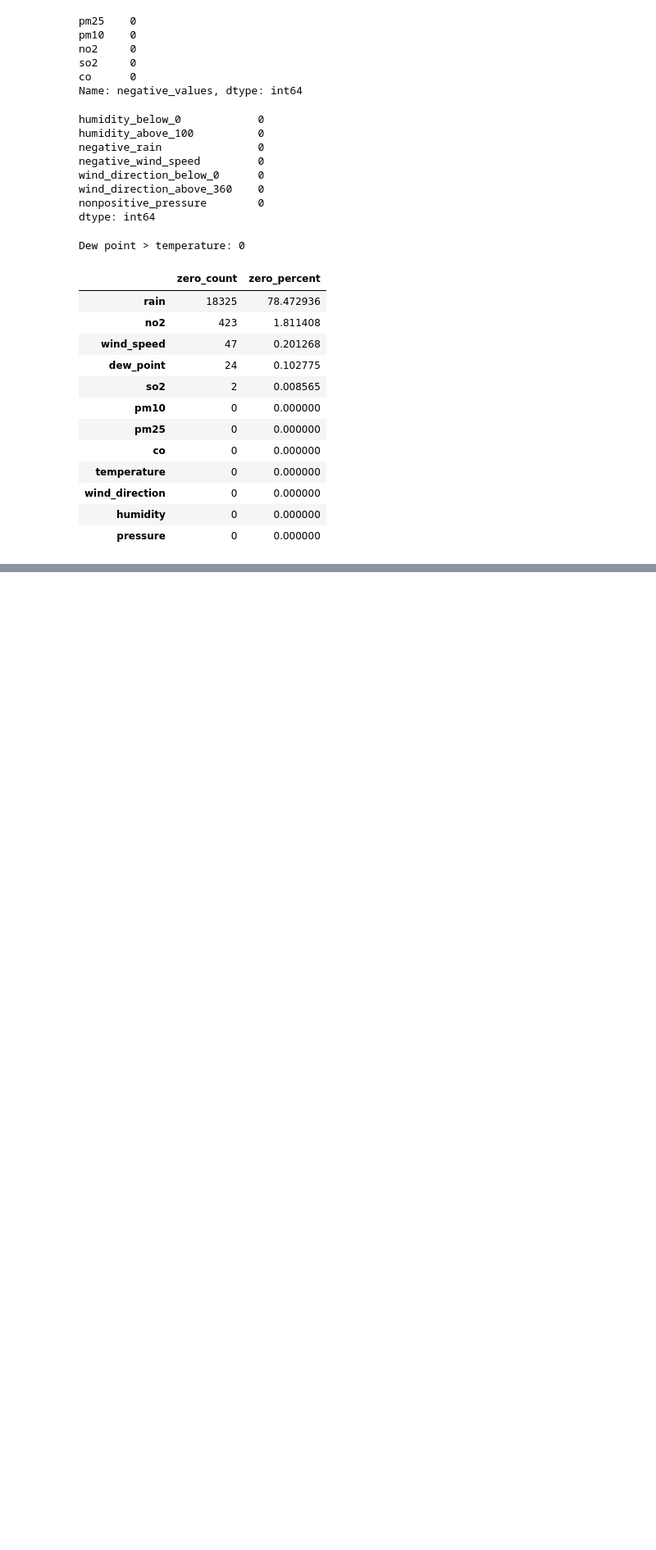
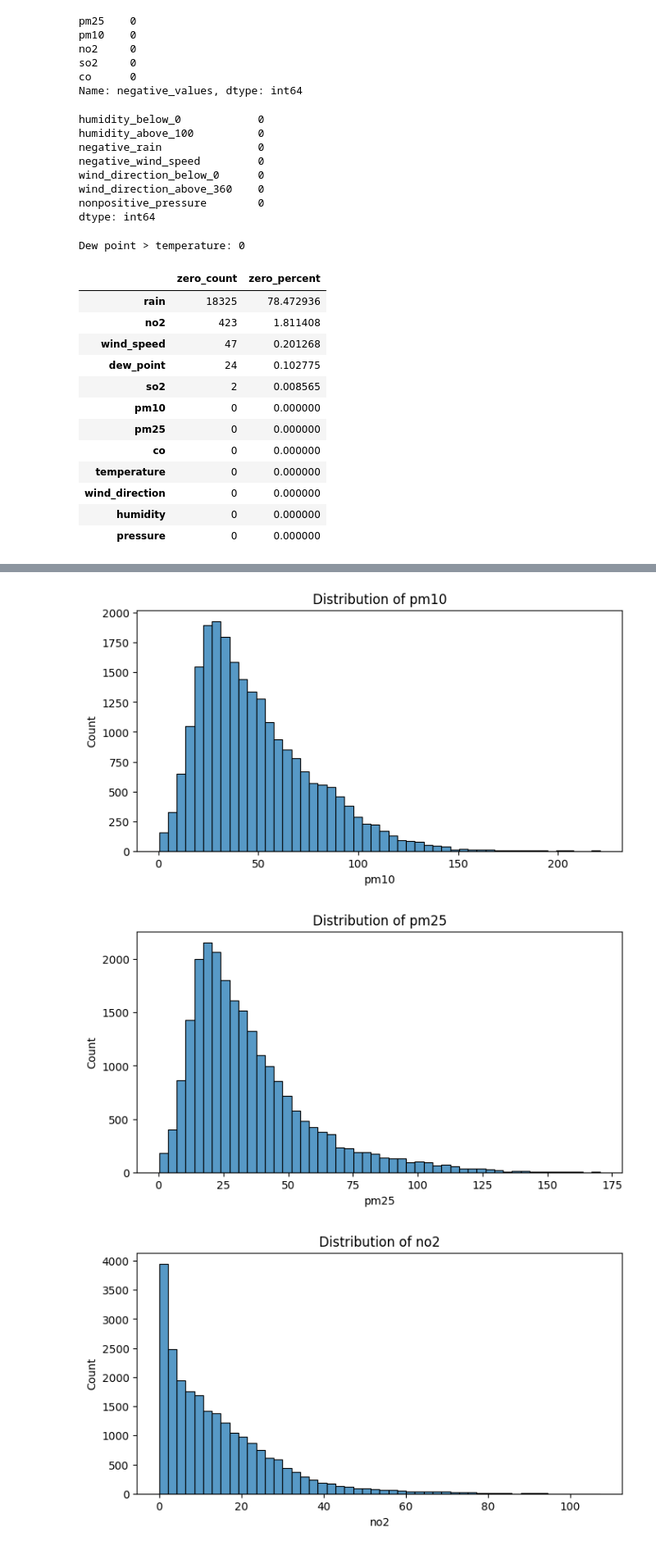
Before and after one commit to rubeshnpl13/Kathmandu-Air-Quality-Intelligence, a Jupyter notebook: notebooks/02_data_quality_cleaning.ipynb, the cells around one changed output, grey strips where cells are left out. Shown at 82% size. Cells and saved outputs as stored; diff of their text form; code cells hidden in the pictures; blank space fills up the shorter version.

```diff
--- a/notebooks/02_data_quality_cleaning.ipynb
+++ b/notebooks/02_data_quality_cleaning.ipynb
@@ -292,0 +319,21 @@ zero_counts.sort_values(
+# %%
+#distributions
+for column in df.columns:
+
+    plt.figure(figsize=(8, 4))
+
+    sns.histplot(
+        data=df,
+        x=column,
+        bins=50
+    )
+
+    plt.title(
+        f'Distribution of {column}'
+    )
+
+    plt.show()
+# %% [output]
+[figure, added]
+[figure, added]
+[figure, added]
```
Also changed, not shown: parts of 6 cells of this notebook.
